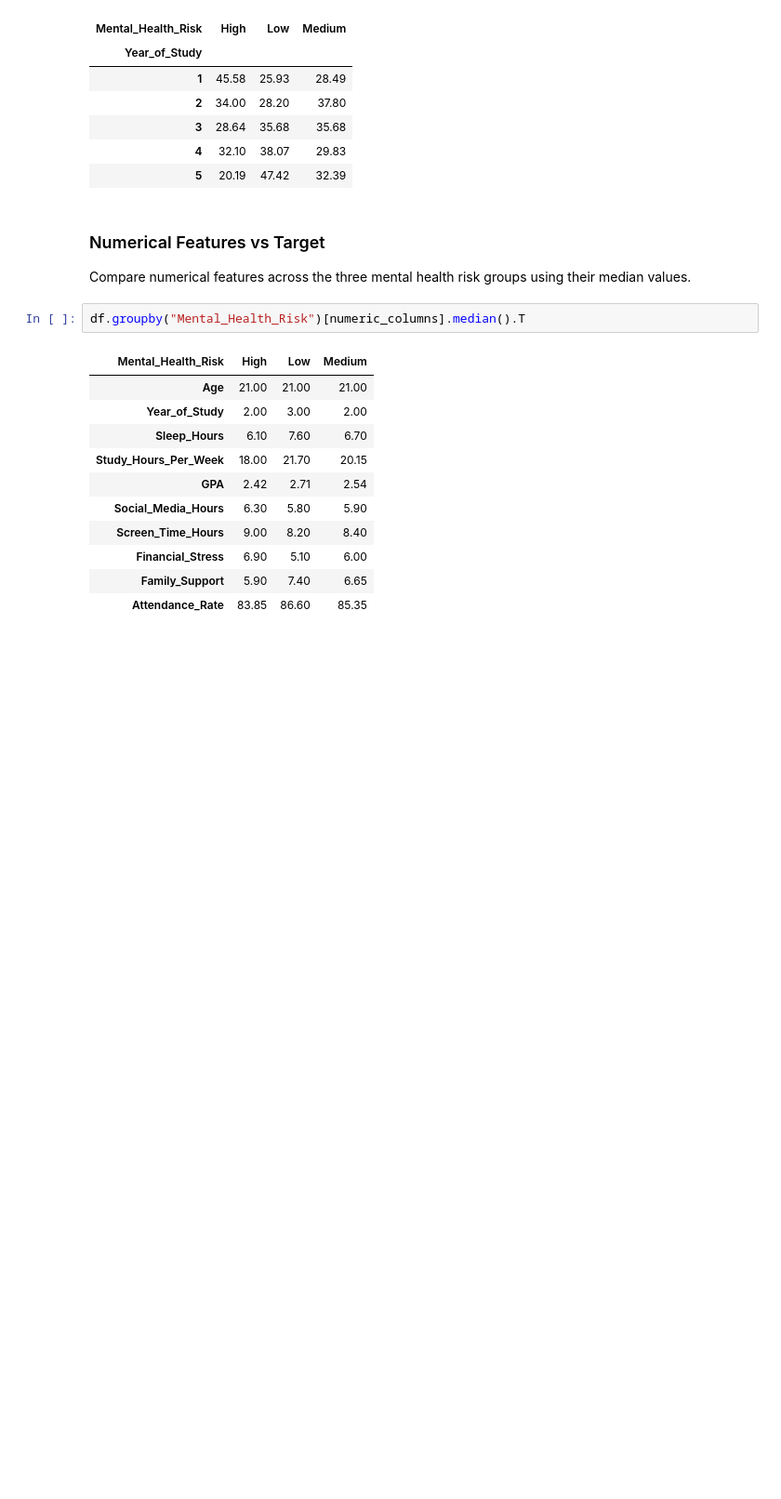
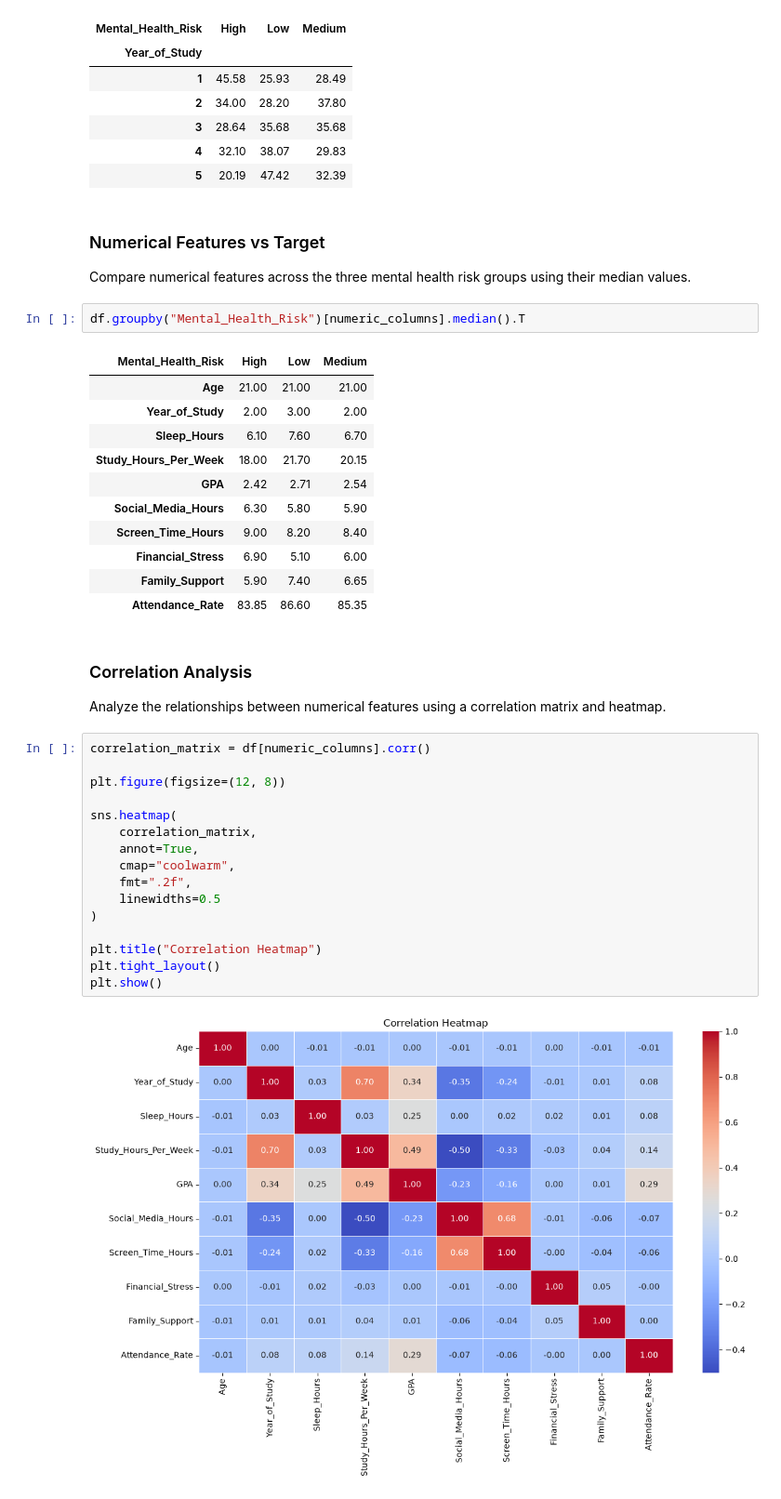
Before and after one commit to lahcen404/MindScope, a Jupyter notebook: notebooks/EDA.ipynb, the cells around one changed output. Shown at 93% size. Saved outputs shown, nothing was run; the diff lists cells and outputs as text; blank space fills up the shorter version.

Commit message:
create correlation graph

```diff
--- a/notebooks/EDA.ipynb
+++ b/notebooks/EDA.ipynb
@@ -395,3 +395,25 @@ df.groupby("Mental_Health_Risk")[numeric_columns].median().T
 | Financial_Stress | 6.90 | 5.10 | 6.00 |
 | Family_Support | 5.90 | 7.40 | 6.65 |
 | Attendance_Rate | 83.85 | 86.60 | 85.35 |
+# %% [markdown]
+### Correlation Analysis
+
+Analyze the relationships between numerical features using a correlation matrix and heatmap.
+# %%
+correlation_matrix = df[numeric_columns].corr()
+
+plt.figure(figsize=(12, 8))
+
+sns.heatmap(
+    correlation_matrix,
+    annot=True,
+    cmap="coolwarm",
+    fmt=".2f",
+    linewidths=0.5
+)
+
+plt.title("Correlation Heatmap")
+plt.tight_layout()
+plt.show()
+# %% [output]
+[figure, added]
```
